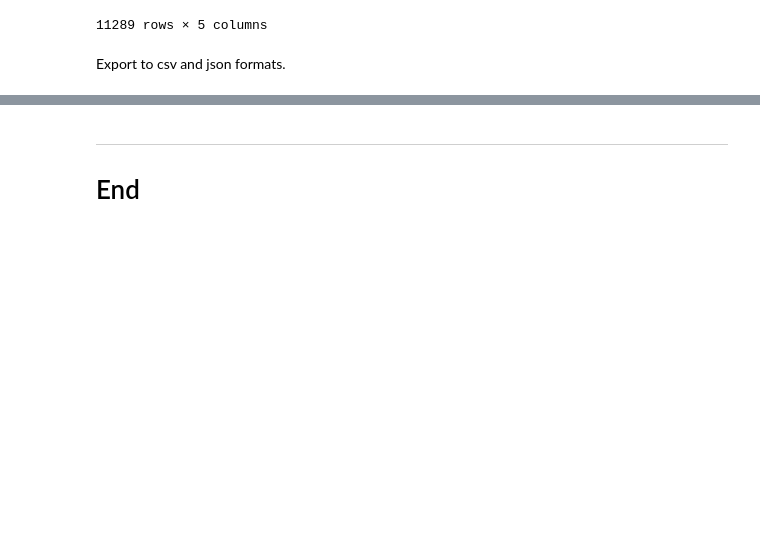
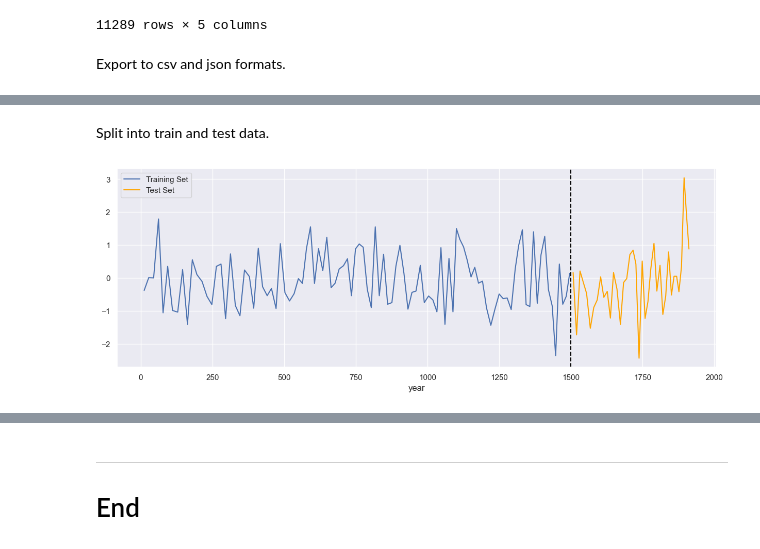
Before and after one commit to damienfarrell/prog-data-project-2, a Jupyter notebook: project_2.ipynb, the cells around one changed output, grey strips where cells are left out. Saved outputs shown, nothing was run; the diff lists cells and outputs as text; code cells hidden in the pictures; blank space fills up the shorter version.

```diff
--- a/project_2.ipynb
+++ b/project_2.ipynb
@@ -526,0 +451,16 @@ https://www.youtube.com/watch?v=z3ZnOW-S550
+# %%
+df.drop(['irish temp (°C)', 'irish rainfall (mm)'], axis=1, inplace=True)
+df = df.dropna()
+# %% [markdown]
+Split into train and test data.
+# %%
+train = df.loc[df.index < 1500]
+test = df.loc[df.index >= 1500]
+
+fig, ax = plt.subplots(figsize=(15, 5))
+train['temp anomaly (°C)'].plot(ax=ax, label='Training Set')
+test['temp anomaly (°C)'].plot(ax=ax, label='Test Set', color='orange')
+ax.axvline(1500, color='black', ls='--')
+ax.legend(['Training Set', 'Test Set']);
+# %% [output]
+[figure, added]
```
Also changed, not shown: parts of 49 cells of this notebook, 2 other files.
